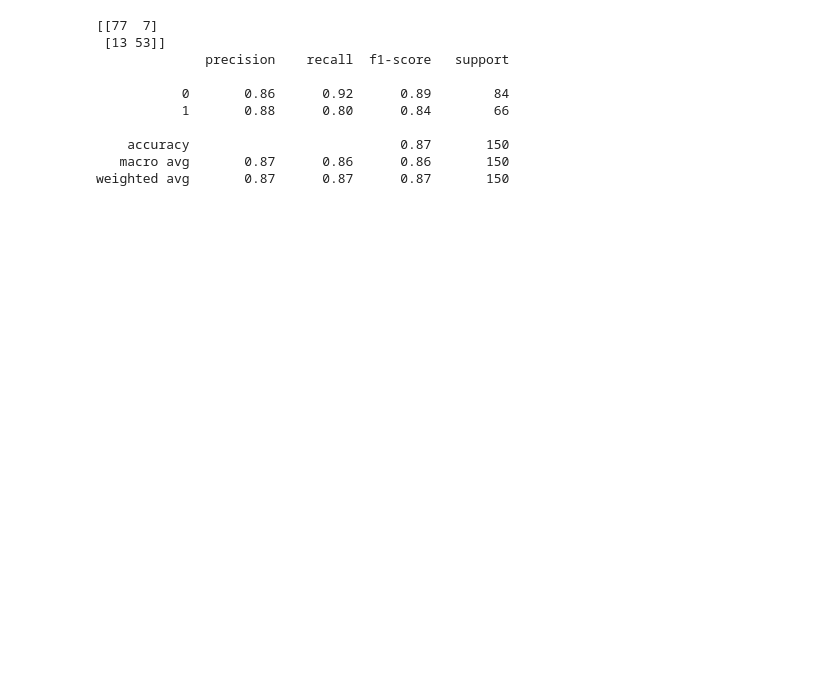
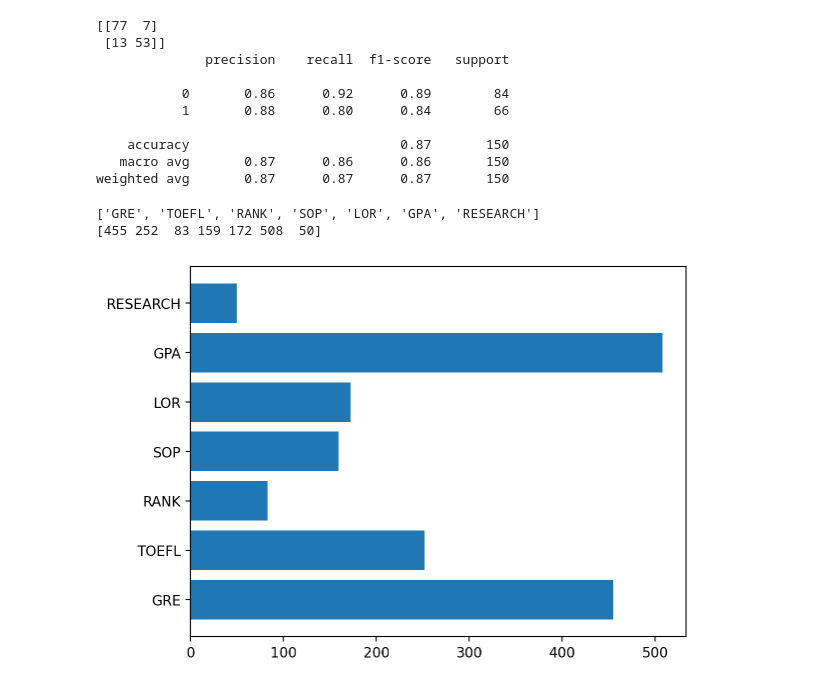
Before and after one commit to Leon-real/Study, a Jupyter notebook: 5.MachineLearning/JupyterFiles/7.ensemble_files/Ensemble_basic(Classification).ipynb, the cells around one changed output. Cells and saved outputs as stored; diff of their text form; code cells hidden in the pictures; blank space fills up the shorter version.

```diff
--- a/5.MachineLearning/JupyterFiles/7.ensemble_files/Ensemble_basic(Classification).ipynb
+++ b/5.MachineLearning/JupyterFiles/7.ensemble_files/Ensemble_basic(Classification).ipynb
@@ -297,0 +316,11 @@ weighted avg       0.87      0.87      0.87       150
+# %%
+# Feature 중요도 확인
+print(list(x))
+print(model.feature_importances_)
+
+plt.barh(y=list(x), width=model.feature_importances_)
+plt.show()
+# %% [output]
+['GRE', 'TOEFL', 'RANK', 'SOP', 'LOR', 'GPA', 'RESEARCH']
+[455 252  83 159 172 508  50]
+[figure, added]
```
Also changed, not shown: parts of 13 cells of this notebook.
